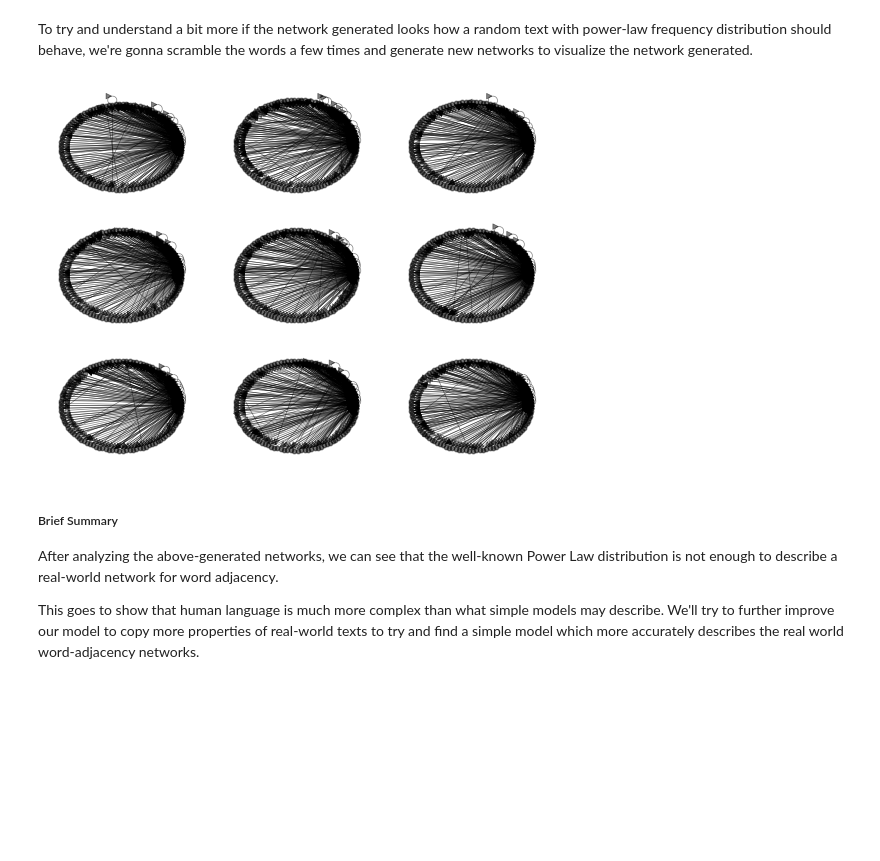
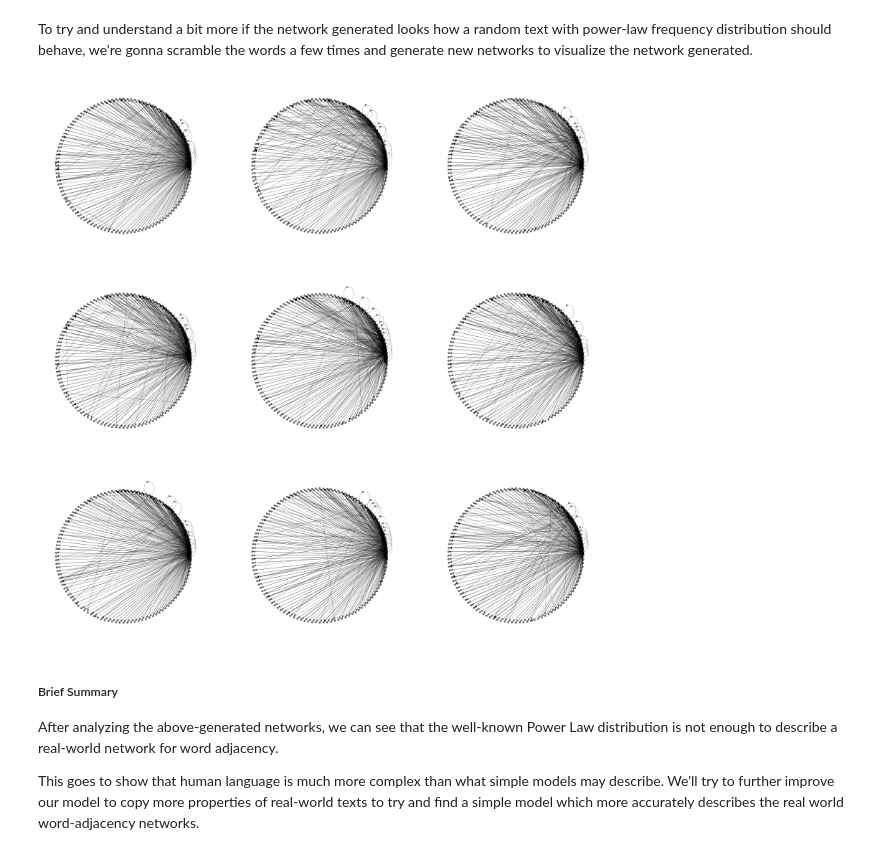
Before and after one commit to haylibi/network_science-word_analysis, a Jupyter notebook: notebook.ipynb, the cells around one changed output. Cells and saved outputs as stored; diff of their text form; code cells hidden in the pictures; blank space fills up the shorter version.

```diff
--- a/notebook.ipynb
+++ b/notebook.ipynb
@@ -332,23 +389,23 @@ To try and understand a bit more if the network generated looks how a random tex
 # %%
 N_TRIES = 9
 ncols = 3
 # Using number of cols and total number of tries, generate number of rows
 nrows = N_TRIES//ncols + min(1, N_TRIES%ncols)
 
 
 aux = text.split(" ")
 
 # Iterate through number of tries
-(_, axs) = plt.subplots(ncols=ncols, nrows=nrows)
+(_, axs) = plt.subplots(ncols=ncols, nrows=nrows, figsize=(20,20))
 for i in range(N_TRIES):
     random.shuffle(aux)
 
     network = get_network(' '.join(aux), weighted=False)
     nx.draw_circular(network, ax=axs[i//nrows][i%ncols], **options)
 
 plt.show()
 # %% [output]
-[figure, old version]
+[figure, new version]
 # %% [markdown]
 ##### Brief Summary
 
```
Also changed, not shown: parts of 6 cells of this notebook, 1 other file.
